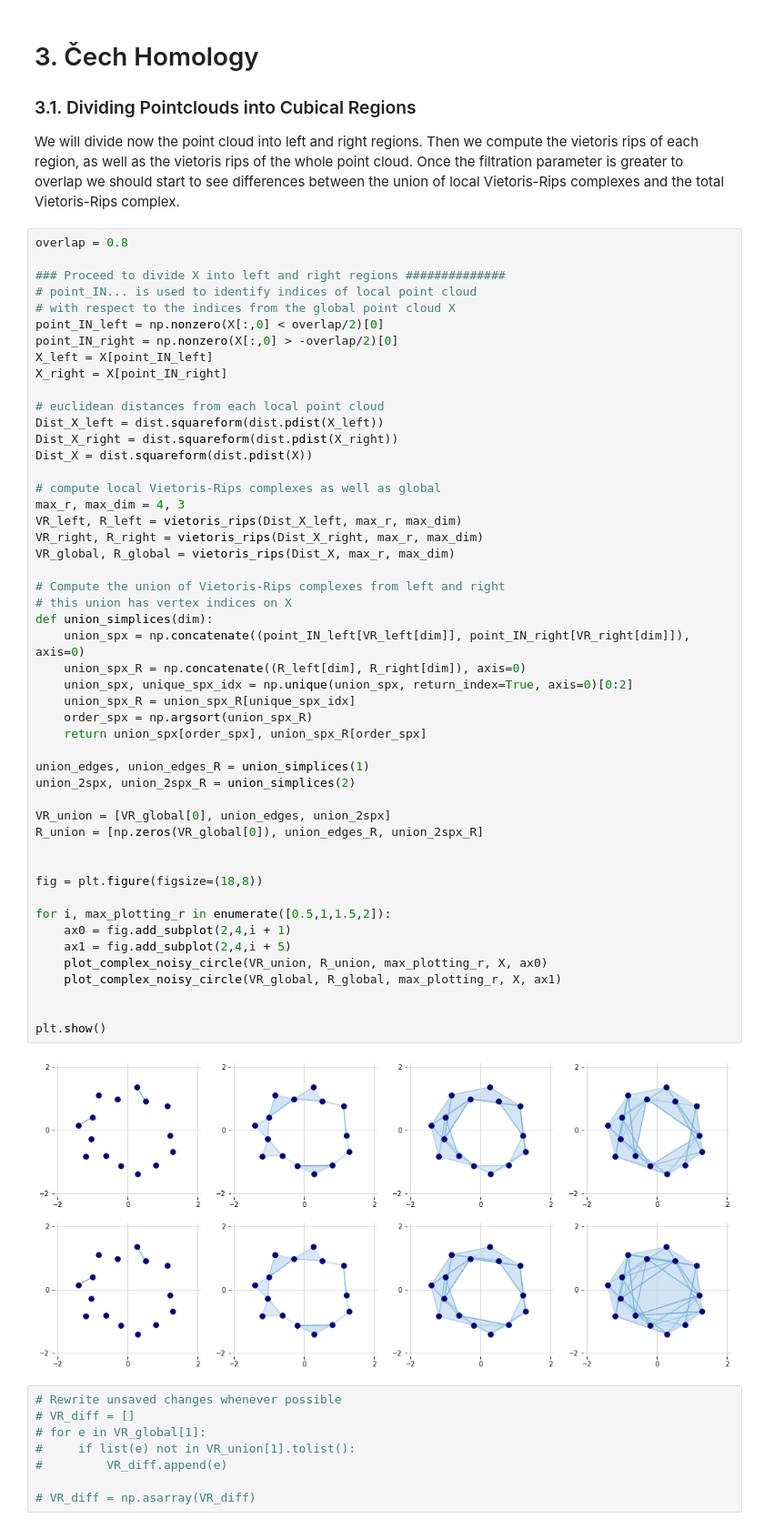
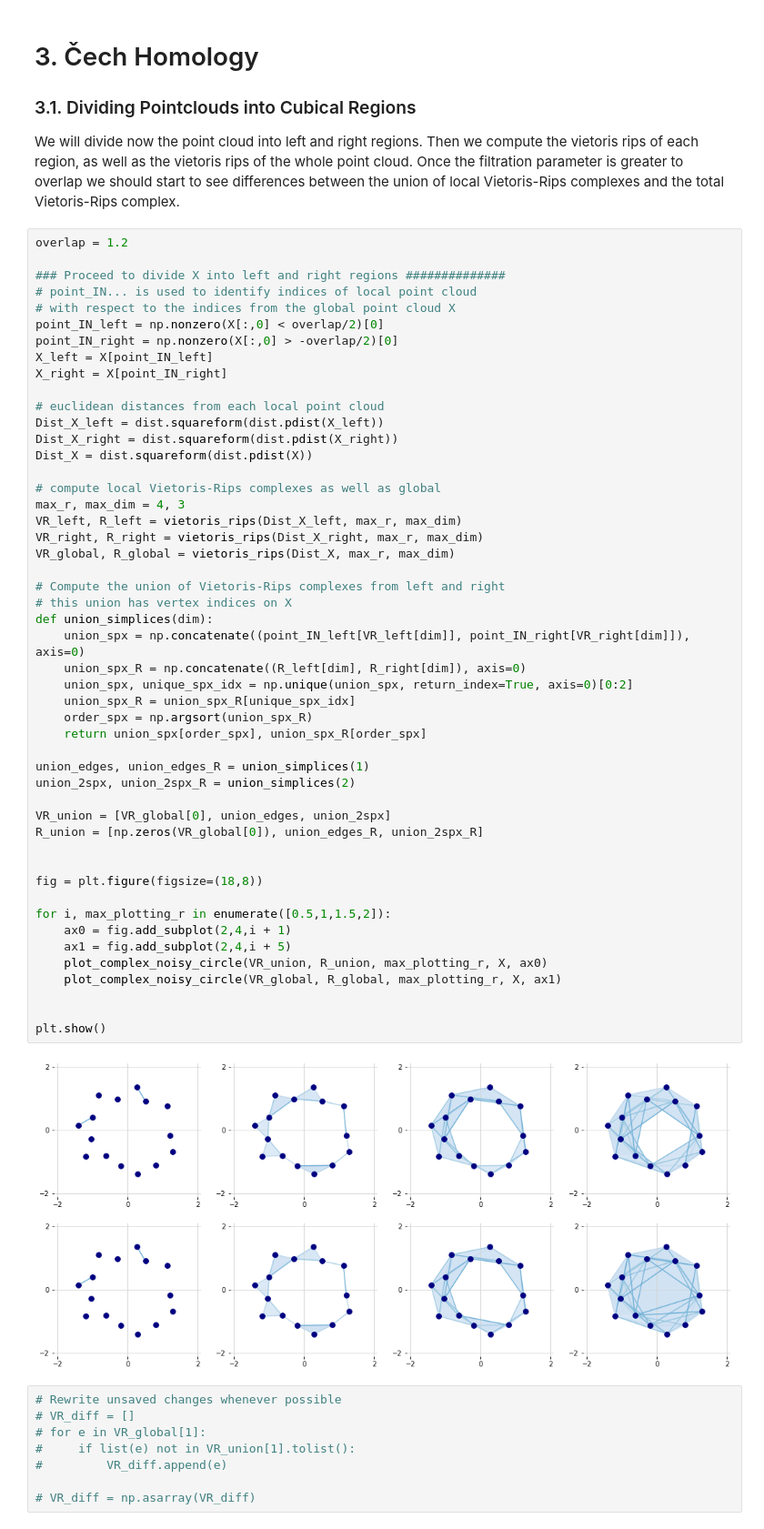
Before and after one commit to atorras1618/PerMaViss, a Jupyter notebook: examples/PerMaViss intro.ipynb, the cells around one changed output. Shown at 91% size. Drawn from its saved outputs; the diff is of its cells as text.

```diff
--- a/examples/PerMaViss intro.ipynb
+++ b/examples/PerMaViss intro.ipynb
@@ -579,7 +579,7 @@ plt.savefig("figures/persistence_module_homology.png", pad_inches=0.05, bbox_inc
 ### 3.1. Dividing Pointclouds into Cubical Regions
 We will divide now the point cloud into left and right regions. Then we compute the vietoris rips of each region, as well as the vietoris rips of the whole point cloud. Once the filtration parameter is greater to overlap we should start to see differences between the union of local Vietoris-Rips complexes and the total Vietoris-Rips complex.
 # %%
-overlap = 0.8
+overlap = 1.2
 
 ### Proceed to divide X into left and right regions ##############
 # point_IN... is used to identify indices of local point cloud
@@ -601,34 +601,34 @@ VR_right, R_right = vietoris_rips(Dist_X_right, max_r, max_dim)
 VR_global, R_global = vietoris_rips(Dist_X, max_r, max_dim)
 
 # Compute the union of Vietoris-Rips complexes from left and right
 # this union has vertex indices on X
 def union_simplices(dim):
     union_spx = np.concatenate((point_IN_left[VR_left[dim]], point_IN_right[VR_right[dim]]), axis=0)
     union_spx_R = np.concatenate((R_left[dim], R_right[dim]), axis=0)
     union_spx, unique_spx_idx = np.unique(union_spx, return_index=True, axis=0)[0:2]
     union_spx_R = union_spx_R[unique_spx_idx]
     order_spx = np.argsort(union_spx_R)
     return union_spx[order_spx], union_spx_R[order_spx]
 
 union_edges, union_edges_R = union_simplices(1)
 union_2spx, union_2spx_R = union_simplices(2)
 
 VR_union = [VR_global[0], union_edges, union_2spx]
 R_union = [np.zeros(VR_global[0]), union_edges_R, union_2spx_R]
 
 
 fig = plt.figure(figsize=(18,8))
 
 for i, max_plotting_r in enumerate([0.5,1,1.5,2]):
     ax0 = fig.add_subplot(2,4,i + 1)
     ax1 = fig.add_subplot(2,4,i + 5)
     plot_complex_noisy_circle(VR_union, R_union, max_plotting_r, X, ax0)
     plot_complex_noisy_circle(VR_global, R_global, max_plotting_r, X, ax1)
 
 
 plt.show()
 # %% [output]
-[figure, old version]
+[figure, new version]
 # %%
 # Rewrite unsaved changes whenever possible
 # VR_diff = []
```
Also changed, not shown: parts of 16 cells of this notebook.
